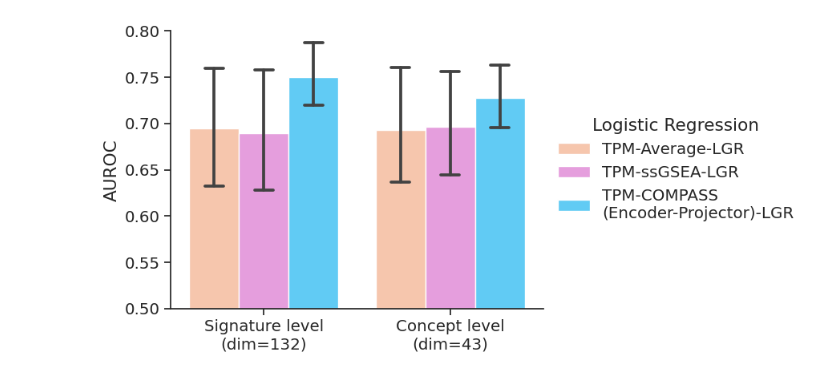
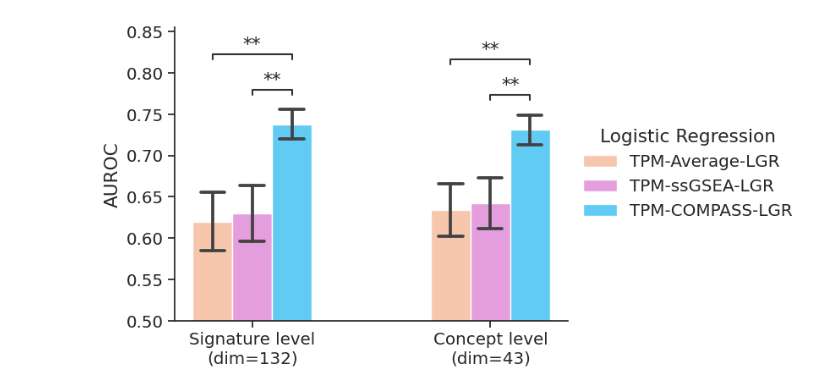
Before and after one commit to mims-harvard/COMPASS, a Jupyter notebook: run_scripts/05_loco_lgr.ipynb, the cells around one changed output. Saved outputs shown, nothing was run; the diff lists cells and outputs as text; code cells hidden in the pictures.

```diff
--- a/run_scripts/05_loco_lgr.ipynb
+++ b/run_scripts/05_loco_lgr.ipynb
@@ -34,7 +34,6 @@ def onehot(S):
     dfd = dfd[cols]
     return dfd
 
-
 import numpy as np
 from sklearn.linear_model import LogisticRegression
 from sklearn.model_selection import GridSearchCV, StratifiedKFold
@@ -61,7 +60,7 @@ def train_lgr_with_gridsearch(
 
     # Param grid (only search C on the classifier step)
     param_grid = {
-        "clf__C": np.logspace(-4, 1, 50)  #
+        "clf__C": np.logspace(-3, 2, 100)  #
     }
 
     # Stratified CV for classification
@@ -98,15 +97,10 @@ df_tpm = pd.read_pickle(os.path.join(data_path, 'ITRP.TPM.TABLE'))
 df_tpm.shape, df_label.shape
 
 dfcx = df_label.cancer_type.map(CANCER_CODE).to_frame('cancer_code').join(df_tpm)
-# %%
-pth = './compass_run/PT_v100/pretrainer.pt'
-pretrainer = loadcompass(pth, map_location = 'cuda:0')
-dfcx1 = dfcx[['cancer_code']].join(dfcx[pretrainer.feature_name])
-dfe, dfg, dfc = pretrainer.extract(dfcx1,  batch_size= 128, with_gene_level = True)
 # %%
 s = df_label.cohort.value_counts()
-large_medium_cohorts = s[s  > 30].index.tolist() #
-
+large_medium_cohorts = s.index.tolist() #s[s  > 30].index.tolist() #
+#[s.index != 'Kim']
 #df_label = df_label[df_label.cohort.isin(large_cohorts)]
 cohort_list = df_label.cohort.unique().tolist()
 # %%
@@ -211,4 +283,4 @@ dfp = pd.concat(final_performance)
 # %%
-dfp = pd.concat(final_performance)
-dfp1 = dfp[dfp.test_cohort.isin(large_medium_cohorts)]
+dfp = dfp1._append(dfp2)
+dfpf = dfp[dfp.test_cohort.isin(large_medium_cohorts)]
 # %%
@@ -269,7 +353,7 @@ y='ROC'
 hue = 'mode'
 labels =  ['TPM-Average-LGR',
            'TPM-ssGSEA-LGR',
-          'TPM-COMPASS\n(Encoder-Projector)-LGR',
+          'TPM-COMPASS-LGR',
           ]
 
 order = ['signatures', 'concepts']
@@ -277,8 +361,8 @@ x_labelticks = ['Signature level\n(dim=132)', 'Concept level\n(dim=43)']
 width = 0.5
 
 fig, ax = plt.subplots(figsize=(6, 4.5), )
-sns.barplot(data  = dfp1, x = x, hue= hue,order = order,saturation = 1,
-            hue_order = Modes, capsize=0.1,  palette=palette, #width = width, errorbar = 'se',
+sns.barplot(data  = dfpf, x = x, errorbar = 'se', hue= hue,order = order,saturation = 1,
+            hue_order = Modes, capsize=0.1, width = width, palette=palette,
             #legend=False,
             y = y, ax=ax)
 
@@ -299,33 +383,32 @@ ax.legend(handles, labels,
 
 ax.set_xticklabels(x_labelticks, rotation = 0)
 
-
-# pairs = [
-#          (('concepts', 'ssGSEA from Gene TPM'),
-#           ('concepts','COMPASS(Encoder-Projector)')),
-#          (('concepts', 'Geometric mean from Gene TPM'),
-#           ('concepts','COMPASS(Encoder-Projector)')),
+pairs = [
+         (('concepts', 'ssGSEA from Gene TPM'),
+          ('concepts','COMPASS')),
+         (('concepts', 'Geometric mean from Gene TPM'),
+          ('concepts','COMPASS')),
 
 
-#          (('signatures', 'ssGSEA from Gene TPM'),
-#           ('signatures','COMPASS(Encoder-Projector)')),
-#          (('signatures', 'Geometric mean from Gene TPM'),
-#           ('signatures','COMPASS(Encoder-Projector)')),
-#         ]
+         (('signatures', 'ssGSEA from Gene TPM'),
+          ('signatures','COMPASS')),
+         (('signatures', 'Geometric mean from Gene TPM'),
+          ('signatures','COMPASS')),
+        ]
 
-# annot = Annotator(
-#     ax, pairs,
-#     data=dfp, x = x, y = y, hue = hue,
-#     order = order, hue_order = Modes, width = width,
-#     # DO NOT pass plot='barplot'
-# )
-# annot.configure(
-#     test='t-test_paired',                 # or 'Mann-Whitney'
-#     #comparisons_correction='fdr_bh',
-#     text_format='star',
-#     show_test_name=False
-# )
-# annot.apply_and_annotate()
+annot = Annotator(
+    ax, pairs,
+    data=dfpf, x = x, y = y, hue = hue,
+    order = order, hue_order = Modes, width = width,
+    # DO NOT pass plot='barplot'
+)
+annot.configure(
+    test='Wilcoxon',                 # or 'Mann-Whitney'
+    #comparisons_correction='fdr_bh',
+    text_format='star',
+    show_test_name=False
+)
+annot.apply_and_annotate()
 
 fig.savefig(f'./results/LGR_ROC_barplot.svg',
             bbox_inches = 'tight')
@@ -333,3 +427,3 @@ fig.savefig(f'./results/LGR_ROC_barplot.svg',
-[figure, old version]
+[figure, new version]
 # %%
 y='PRC'
```
Also changed, not shown: parts of 11 cells of this notebook, 13 other files.
